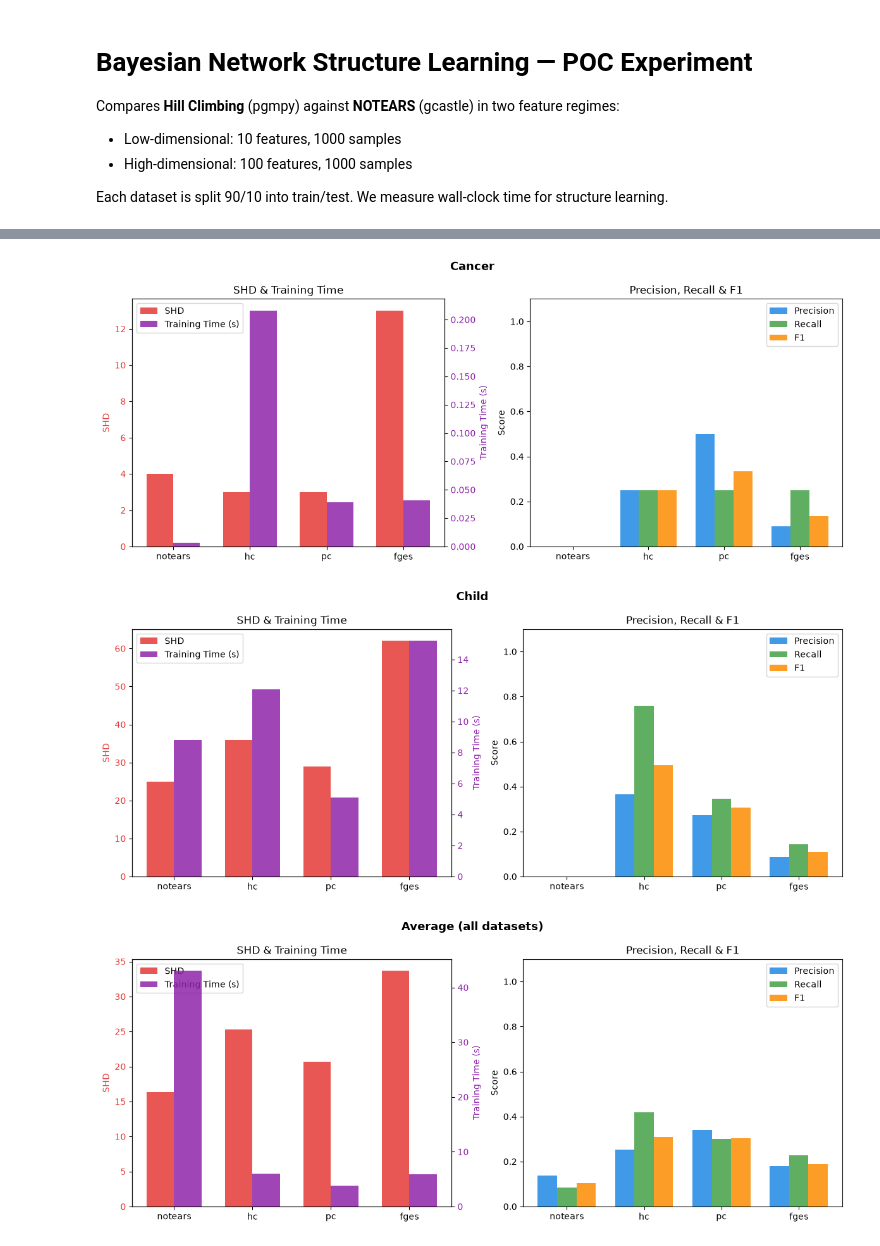
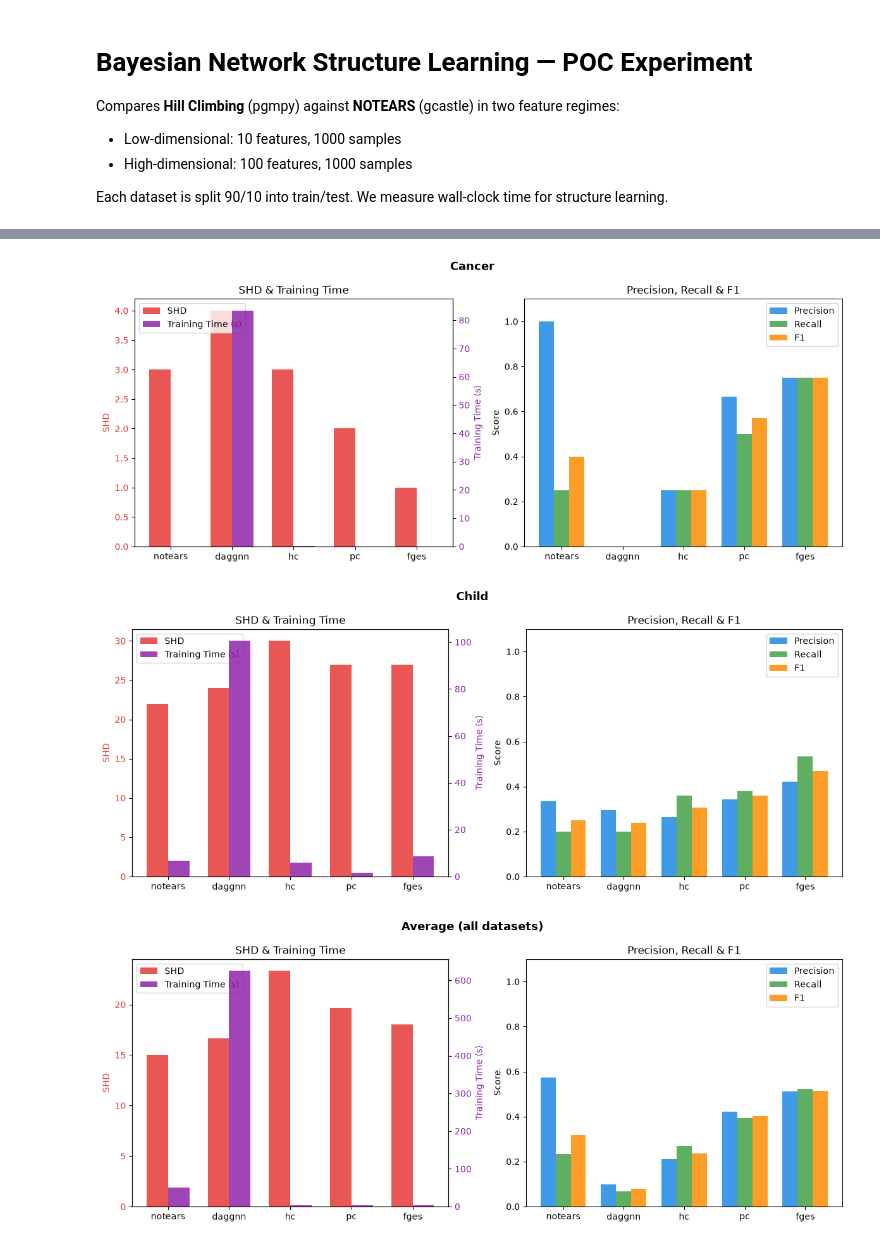
Before and after one commit to Tarekun/bayesian-continuous, a Jupyter notebook: experiment.ipynb, the cells around one changed output, grey strips where cells are left out. Drawn from its saved outputs; the diff is of its cells as text; code cells hidden in the pictures.

Commit message:
included DAG-GNN algorithm

```diff
--- a/experiment.ipynb
+++ b/experiment.ipynb
@@ -19,8 +22,10 @@ SEED = 42
 sachs_df, sachs_dag  = load_sachs()
 print(f"Sachs: {sachs_df.shape[0]} samples, {sachs_df.shape[1]} nodes, {len(sachs_dag.edges())} true edges")
 
-sachs_notears_result = train_notears(sachs_df, lambda1=0.5, w_threshold=0.5)
+sachs_notears_result = train_notears(sachs_df, lambda1=0.1, w_threshold=0.5)
 sachs_notears_metrics = graph_metrics(sachs_dag.edges, sachs_notears_result.edges)
+sachs_daggnn_result = train_daggnn(sachs_df, mlp_dimension=32, epochs=100, lr=0.03, graph_threshold=0.1)
+sachs_daggnn_metrics = graph_metrics(sachs_dag.edges, sachs_daggnn_result.edges)
 
 sachs_hc_result = train_hill_climbing(sachs_df)
 sachs_hc_metrics = graph_metrics(sachs_dag.edges, sachs_hc_result.edges)
@@ -53,13 +58,15 @@ CANCER_SAMPLES = 1000
 cancer_df, cancer_dag  = load_cancer(CANCER_SAMPLES, seed=SEED)
 print(f"cancer: {cancer_df.shape[0]} samples, {cancer_df.shape[1]} nodes, {len(cancer_dag.edges())} true edges")
 
-cancer_notears_result = train_notears(cancer_df, lambda1=0.5, w_threshold=0.5)
+cancer_notears_result = train_notears(cancer_df, lambda1=0.01, w_threshold=0.0)
 cancer_notears_metrics = graph_metrics(cancer_dag.edges, cancer_notears_result.edges)
+cancer_daggnn_result = train_daggnn(cancer_df, mlp_dimension=32, epochs=100, lr=0.003, graph_threshold=0.1)
+cancer_daggnn_metrics = graph_metrics(cancer_dag.edges, cancer_daggnn_result.edges)
 
 cancer_hc_result = train_hill_climbing(cancer_df)
 cancer_hc_metrics = graph_metrics(cancer_dag.edges, cancer_hc_result.edges)
-cancer_pc_result = train_pc(cancer_df, ci_test="pearsonr", significance_level=0.001, max_cond_vars=None)
+cancer_pc_result = train_pc(cancer_df, ci_test="pearsonr", significance_level=0.005, max_cond_vars=None)
 cancer_pc_metrics = graph_metrics(cancer_dag.edges, cancer_pc_result.edges)
-cancer_fges_result = train_fges(cancer_df, method="r2")
+cancer_fges_result = train_fges(cancer_df, method="scatter")
 cancer_fges_metrics = graph_metrics(cancer_dag.edges, cancer_fges_result.edges)
 # %% [output]
@@ -80,15 +111,17 @@ cancer: 1000 samples, 5 nodes, 4 true edges
 # %%
-CHILD_SAMPLES = 10000
+CHILD_SAMPLES = 1000
 child_df, child_dag  = load_child(CHILD_SAMPLES, seed=SEED)
 print(f"child: {child_df.shape[0]} samples, {child_df.shape[1]} nodes, {len(child_dag.edges())} true edges")
 
-child_notears_result = train_notears(child_df, lambda1=0.5, w_threshold=0.5)
+child_notears_result = train_notears(child_df, lambda1=0.01, w_threshold=0.5)
 child_notears_metrics = graph_metrics(child_dag.edges, child_notears_result.edges)
+child_daggnn_result = train_daggnn(child_df, mlp_dimension=32, epochs=100, lr=0.003)
+child_daggnn_metrics = graph_metrics(child_dag.edges, child_daggnn_result.edges)
 
 child_hc_result = train_hill_climbing(child_df)
 child_hc_metrics = graph_metrics(child_dag.edges, child_hc_result.edges)
-child_pc_result = train_pc(child_df, ci_test="pearsonr", significance_level=0.001, max_cond_vars=None)
+child_pc_result = train_pc(child_df, ci_test="pearsonr", significance_level=0.05, max_cond_vars=None)
 child_pc_metrics = graph_metrics(child_dag.edges, child_pc_result.edges)
-child_fges_result = train_fges(child_df, method="r2")
+child_fges_result = train_fges(child_df, method="scatter")
 child_fges_metrics = graph_metrics(child_dag.edges, child_fges_result.edges)
 # %% [output]
@@ -117,25 +168,28 @@ child: 10000 samples, 20 nodes, 25 true edges
 datasets = {
     "Sachs": {
         "notears": (sachs_notears_metrics,  sachs_notears_result.elapsed_s),
+        "daggnn":  (sachs_daggnn_metrics,   sachs_daggnn_result.elapsed_s),
         "hc":      (sachs_hc_metrics,       sachs_hc_result.elapsed_s),
         "pc":      (sachs_pc_metrics,       sachs_pc_result.elapsed_s),
         "fges":    (sachs_fges_metrics,     sachs_fges_result.elapsed_s),
     },
     "Cancer": {
         "notears": (cancer_notears_metrics, cancer_notears_result.elapsed_s),
+        "daggnn":  (cancer_daggnn_metrics,  cancer_daggnn_result.elapsed_s),
         "hc":      (cancer_hc_metrics,      cancer_hc_result.elapsed_s),
         "pc":      (cancer_pc_metrics,      cancer_pc_result.elapsed_s),
         "fges":    (cancer_fges_metrics,    cancer_fges_result.elapsed_s),
     },
     "Child": {
         "notears": (child_notears_metrics,  child_notears_result.elapsed_s),
+        "daggnn":  (child_daggnn_metrics,   child_daggnn_result.elapsed_s),
         "hc":      (child_hc_metrics,       child_hc_result.elapsed_s),
         "pc":      (child_pc_metrics,       child_pc_result.elapsed_s),
         "fges":    (child_fges_metrics,     child_fges_result.elapsed_s),
     },
 }
 
-ALGORITHMS  = ["notears", "hc", "pc", "fges"]
+ALGORITHMS  = ["notears", "daggnn", "hc", "pc", "fges"]
 SHD_COLOR   = "#E53935"
 TIME_COLOR  = "#8E24AA"
 PRF_COLORS  = {"precision": "#1E88E5", "recall": "#43A047", "f1": "#FB8C00"}
@@ -202,3 +256,3 @@ _plot_dataset("Average (all datasets)", avg_data)
-[figure, old version]
+[figure, new version]
-[figure, old version]
+[figure, new version]
-[figure, old version]
+[figure, new version]
```
Also changed, not shown: parts of 8 cells of this notebook, 2 other files.
